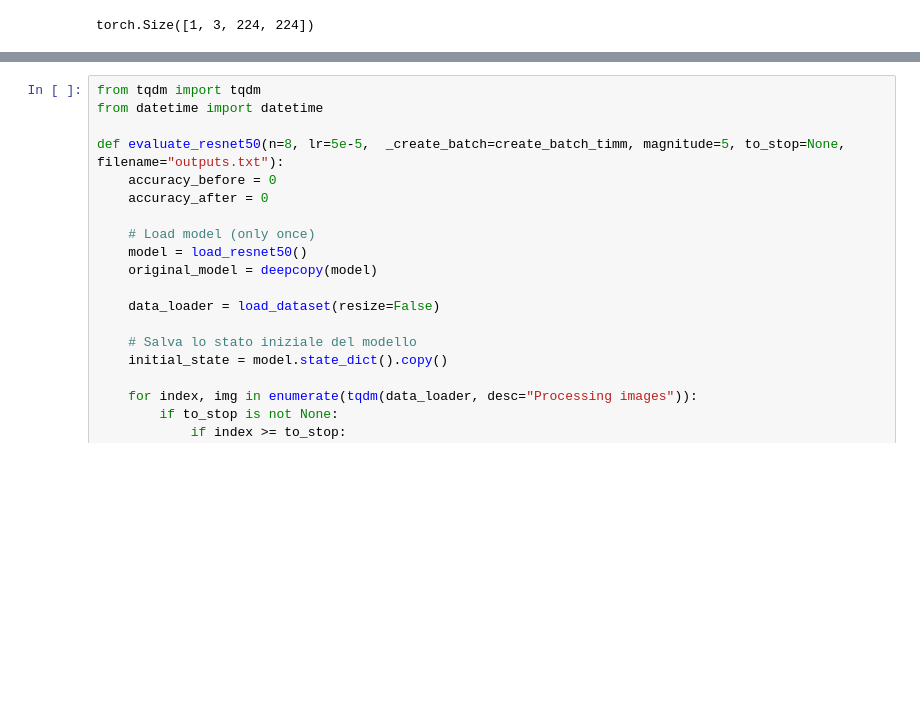
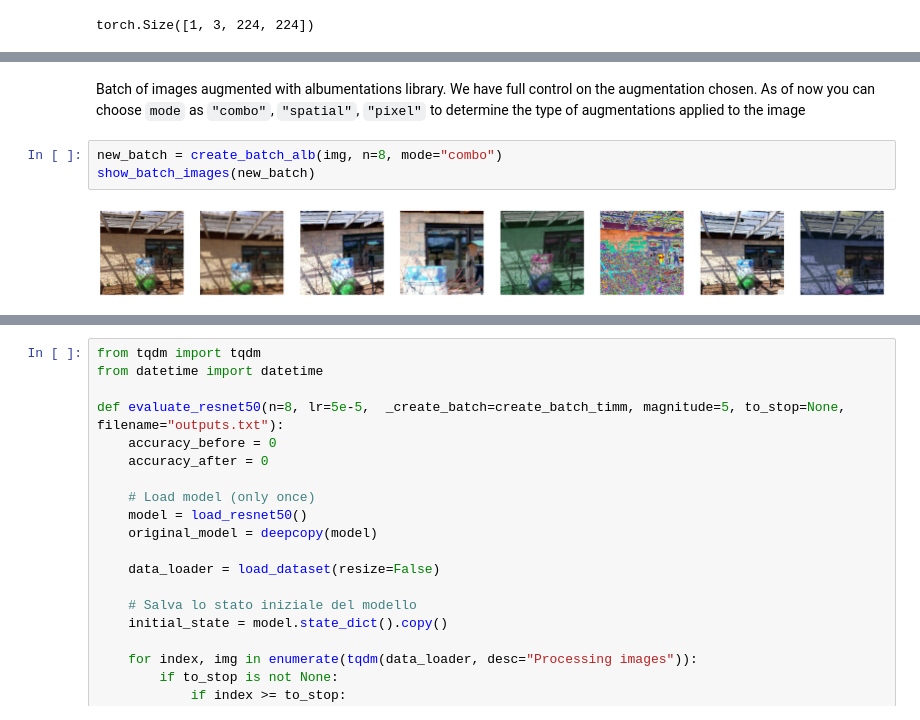
Before and after one commit to christiansassi/deep-learning-project, a Jupyter notebook: deep_learning_augs.ipynb, the cells around one changed output, grey strips where cells are left out. Saved outputs shown, nothing was run; the diff lists cells and outputs as text; blank space fills up the shorter version.

```diff
--- a/deep_learning_augs.ipynb
+++ b/deep_learning_augs.ipynb
@@ -573,3 +558,10 @@ show_batch_images(new_batch)
+# %% [markdown]
+Batch of images augmented with albumentations library. We have full control on the augmentation chosen. As of now you can choose `mode` as  `"combo"`, `"spatial"`, `"pixel"` to determine the type of augmentations applied to the image
+# %%
+new_batch = create_batch_alb(img, n=8, mode="combo")
+show_batch_images(new_batch)
+# %% [output]
+[figure, added]
 # %%
 from tqdm import tqdm
 from datetime import datetime
```
Also changed, not shown: parts of 16 cells of this notebook.
